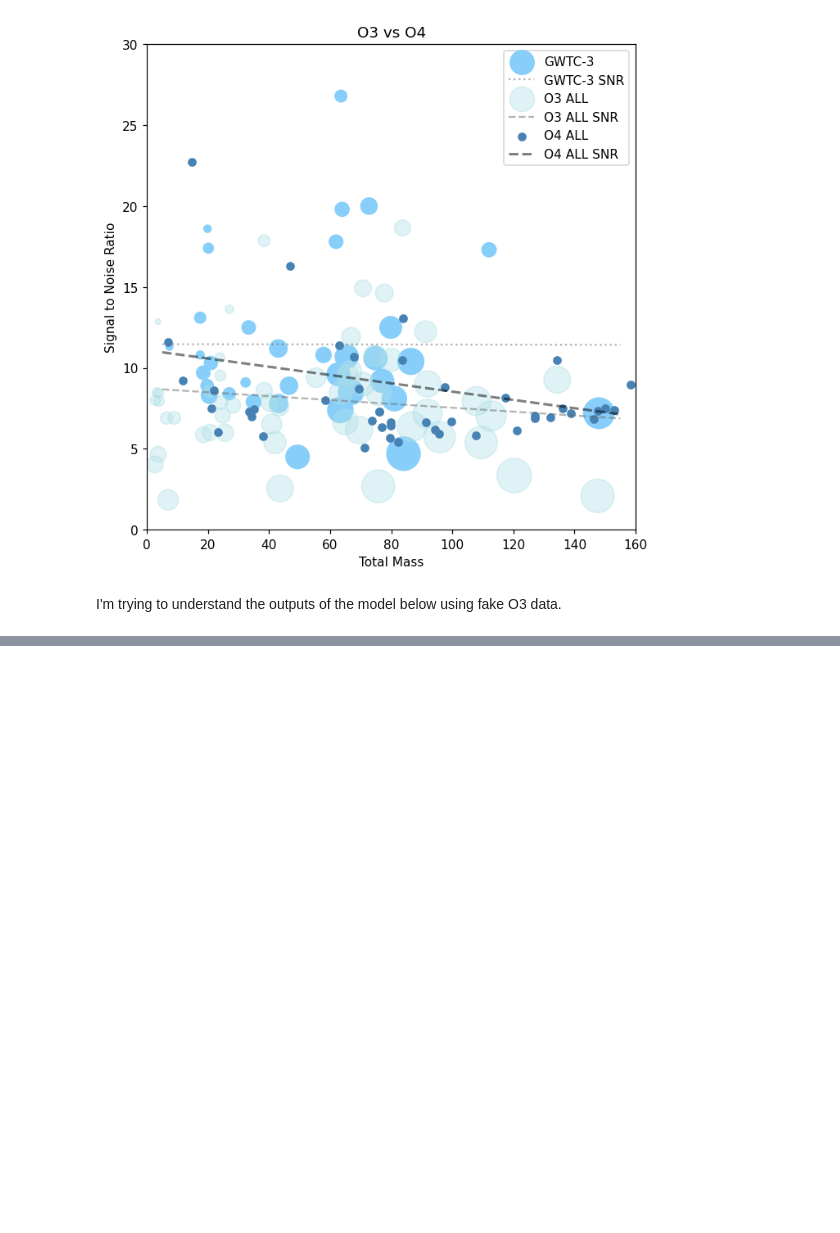
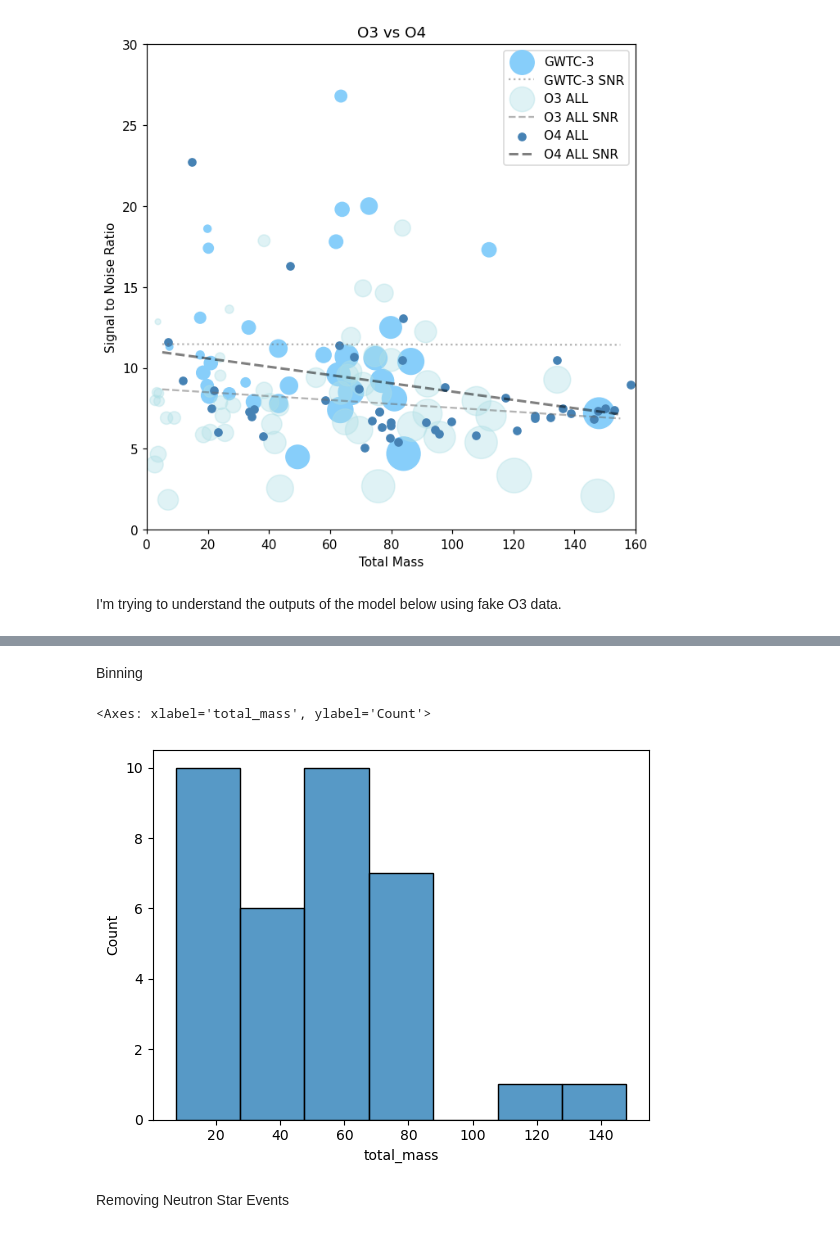
Before and after one commit to AndrewValentini/Gravitational-Waves-Research-23-24, a Jupyter notebook: Data Analysis/SNR.ipynb, the cells around one changed output, grey strips where cells are left out. Saved outputs shown, nothing was run; the diff lists cells and outputs as text; code cells hidden in the pictures; blank space fills up the shorter version.

```diff
--- a/Data Analysis/SNR.ipynb
+++ b/Data Analysis/SNR.ipynb
@@ -612,0 +613,9 @@ for low, high, O3color, index in zip(bin_lows, bin_highs, O4_colors, [0, 1, 2, 3
+# %% [markdown]
+Binning
+# %%
+sns.histplot(O3["total_mass"])
+# %% [output]
+<Axes: xlabel='total_mass', ylabel='Count'>
+[figure, added]
+# %% [markdown]
+Removing Neutron Star Events
```
Also changed, not shown: parts of 6 cells of this notebook.
